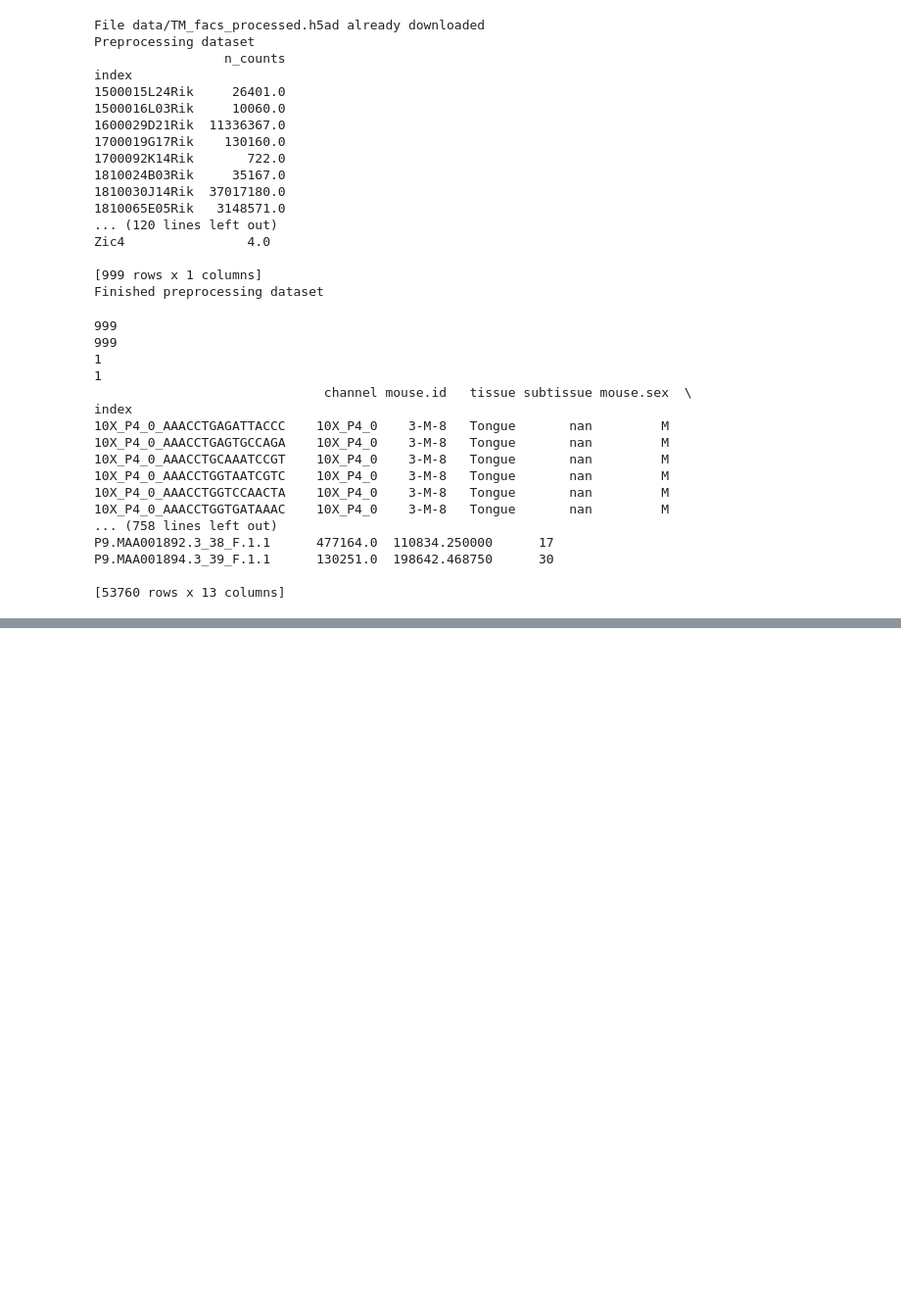
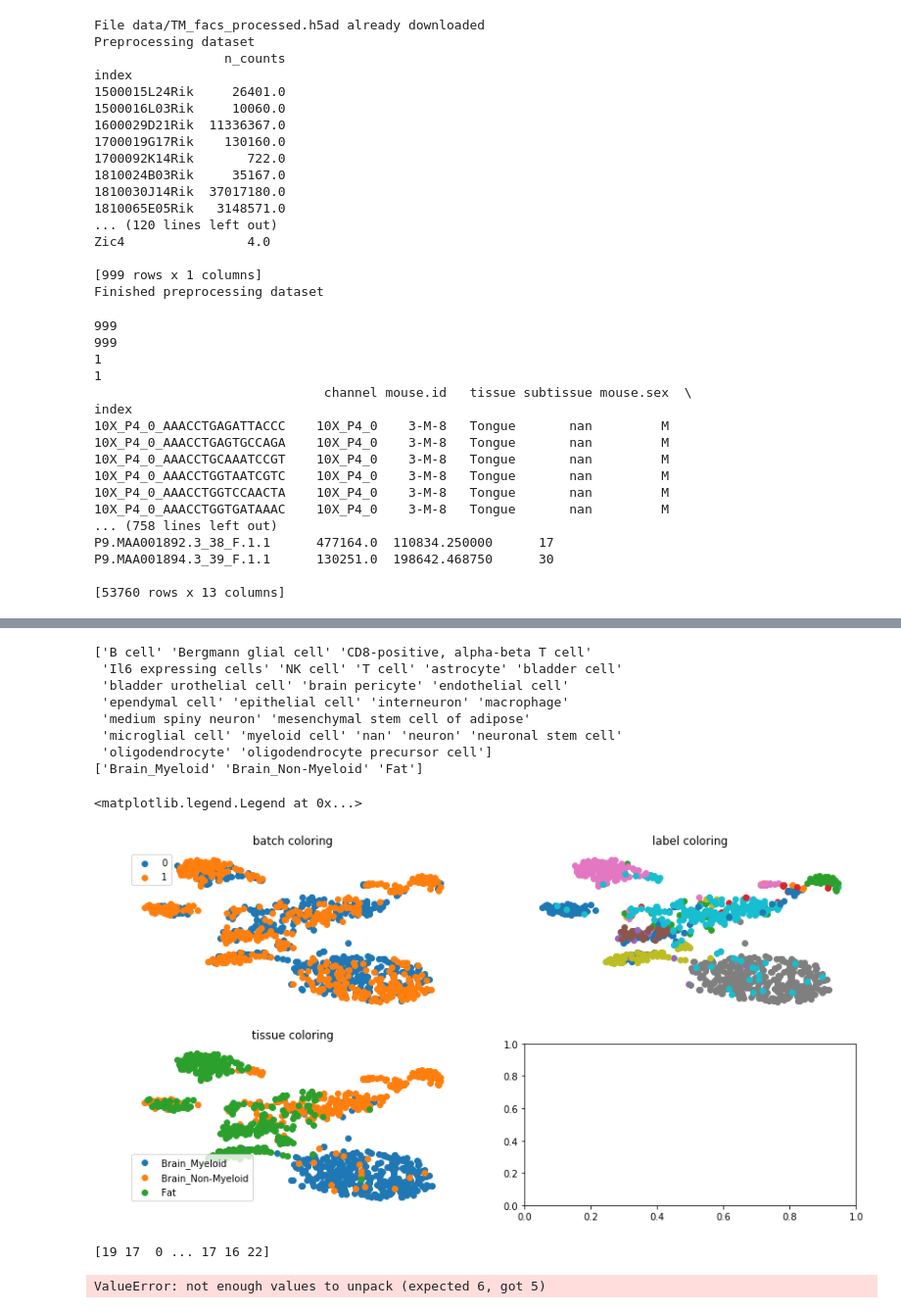
Before and after one commit to maniarathi/cell2vec, a Jupyter notebook: tabula_muris_experiments.ipynb, the cells around one changed output, grey strips where cells are left out. Shown at 98% size. Saved outputs shown, nothing was run; the diff lists cells and outputs as text; code cells hidden in the pictures; blank space fills up the shorter version.

```diff
--- a/tabula_muris_experiments.ipynb
+++ b/tabula_muris_experiments.ipynb
@@ -93,0 +260,12 @@ ad = anndata.read_h5ad(os.path.join(self.save_path, self.download_name))
+# %%
+#latent, batch_indices, labels, tissue_labels = trainer.train_set.get_latent(sample=True)
+#print(latent is None)
+
+dataset = trainer.train_set
+n_samples = 1000
+
+latent, batch_indices, labels, tissue_labels = dataset.get_latent(sample=True)
+latent, idx_t_sne = dataset.apply_t_sne(latent, n_samples)
+batch_indices = batch_indices[idx_t_sne].ravel()
+labels = labels[idx_t_sne].ravel()
+tissue_labels = tissue_labels[idx_t_sne].ravel()
@@ -93,0 +290,57 @@ ad = anndata.read_h5ad(os.path.join(self.save_path, self.download_name))
+# %%
+n_batch = maca_subsample_dataset.n_batches
+fig, axes = plt.subplots(2, 2, figsize=(14, 7))
+axes = axes.flatten()
+batch_indices = batch_indices.ravel()
+for i in range(n_batch):
+    axes[0].scatter(latent[batch_indices == i, 0], latent[batch_indices == i, 1], label=str(i))
+axes[0].set_title("batch coloring")
+axes[0].axis("off")
+axes[0].legend()
+
+indices = labels.ravel()
+if hasattr(maca_subsample_dataset, 'cell_types'):
+    plt_labels = maca_subsample_dataset.cell_types
+    print(plt_labels)
+else:
+    plt_labels = [str(i) for i in range(len(np.unique(indices)))]
+for i, cell_type in zip(range(maca_subsample_dataset.n_labels), plt_labels):
+    axes[1].scatter(latent[indices == i, 0], latent[indices == i, 1], label=cell_type)
+axes[1].set_title("label coloring")
+axes[1].axis("off")
+#axes[1].legend(loc="center")
+
+tissue_indices = tissue_labels.ravel()
+if hasattr(maca_subsample_dataset, 'organ_labels'):
+    tissue_plt_labels = maca_subsample_dataset.organ_types
+    print(tissue_plt_labels)
+else:
+    tissue_plt_labels = [str(i) for i in range(len(np.unique(tissue_indices)))]
+for i, tissue in zip(range(maca_subsample_dataset.n_organ_labels), tissue_plt_labels):
+    axes[2].scatter(latent[tissue_indices == i, 0], latent[tissue_indices == i, 1], label=tissue)
+axes[2].set_title("tissue coloring")
+axes[2].axis("off")
+axes[2].legend(np.unique(tissue_plt_labels))
+# %% [output]
+['B cell' 'Bergmann glial cell' 'CD8-positive, alpha-beta T cell'
+ 'Il6 expressing cells' 'NK cell' 'T cell' 'astrocyte' 'bladder cell'
+ 'bladder urothelial cell' 'brain pericyte' 'endothelial cell'
+ 'ependymal cell' 'epithelial cell' 'interneuron' 'macrophage'
+ 'medium spiny neuron' 'mesenchymal stem cell of adipose'
+ 'microglial cell' 'myeloid cell' 'nan' 'neuron' 'neuronal stem cell'
+ 'oligodendrocyte' 'oligodendrocyte precursor cell']
+['Brain_Myeloid' 'Brain_Non-Myeloid' 'Fat']
+<matplotlib.legend.Legend at 0x...>
+[figure, added]
+# %%
+latent, batch_indices, labels = trainer.train_set.get_latent(sample=True)
+print(labels)
+count = 0
+for tensor in trainer.train_set:
+    sample_batch, local_l_mean, local_l_var, batch_index, label = tensor
+    print(label)
+    count += 1
+print(count)
+# %% [output]
+[19 17  0 ... 17 16 22]
+ValueError: not enough values to unpack (expected 6, got 5)
```
Also changed, not shown: parts of 13 cells of this notebook, 7 other files.
